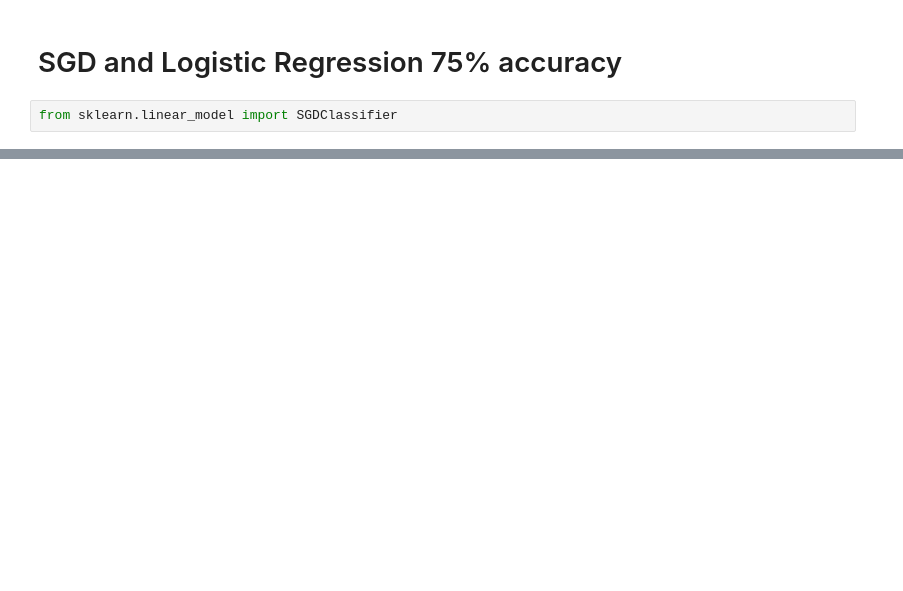
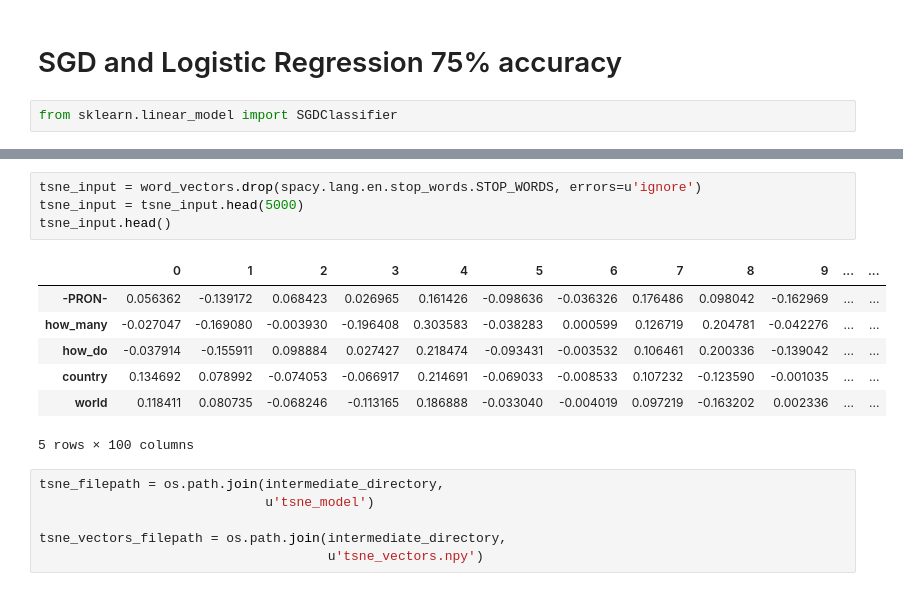
Before and after one commit to EasterAndJay/query-intent-classification, a Jupyter notebook: word2vec_jonathan.ipynb, the cells around one changed output, grey strips where cells are left out. Cells and saved outputs as stored; diff of their text form; blank space fills up the shorter version.

Commit message:
nlp with spacy

```diff
--- a/word2vec_jonathan.ipynb
+++ b/word2vec_jonathan.ipynb
@@ -138,0 +233,18 @@ ModuleNotFoundError: No module named 'seaborn'
+# %%
+tsne_input = word_vectors.drop(spacy.lang.en.stop_words.STOP_WORDS, errors=u'ignore')
+tsne_input = tsne_input.head(5000)
+tsne_input.head()
+# %% [output]
+|  | 0 | 1 | 2 | 3 | 4 | 5 | 6 | 7 | 8 | 9 | ... | ... |
+| -PRON- | 0.056362 | -0.139172 | 0.068423 | 0.026965 | 0.161426 | -0.098636 | -0.036326 | 0.176486 | 0.098042 | -0.162969 | ... | ... |
+| how_many | -0.027047 | -0.169080 | -0.003930 | -0.196408 | 0.303583 | -0.038283 | 0.000599 | 0.126719 | 0.204781 | -0.042276 | ... | ... |
+| how_do | -0.037914 | -0.155911 | 0.098884 | 0.027427 | 0.218474 | -0.093431 | -0.003532 | 0.106461 | 0.200336 | -0.139042 | ... | ... |
+| country | 0.134692 | 0.078992 | -0.074053 | -0.066917 | 0.214691 | -0.069033 | -0.008533 | 0.107232 | -0.123590 | -0.001035 | ... | ... |
+| world | 0.118411 | 0.080735 | -0.068246 | -0.113165 | 0.186888 | -0.033040 | -0.004019 | 0.097219 | -0.163202 | 0.002336 | ... | ... |
+5 rows × 100 columns
+# %%
+tsne_filepath = os.path.join(intermediate_directory,
+                             u'tsne_model')
+
+tsne_vectors_filepath = os.path.join(intermediate_directory,
+                                     u'tsne_vectors.npy')
```
Also changed, not shown: parts of 32 cells of this notebook, 11 other files.
